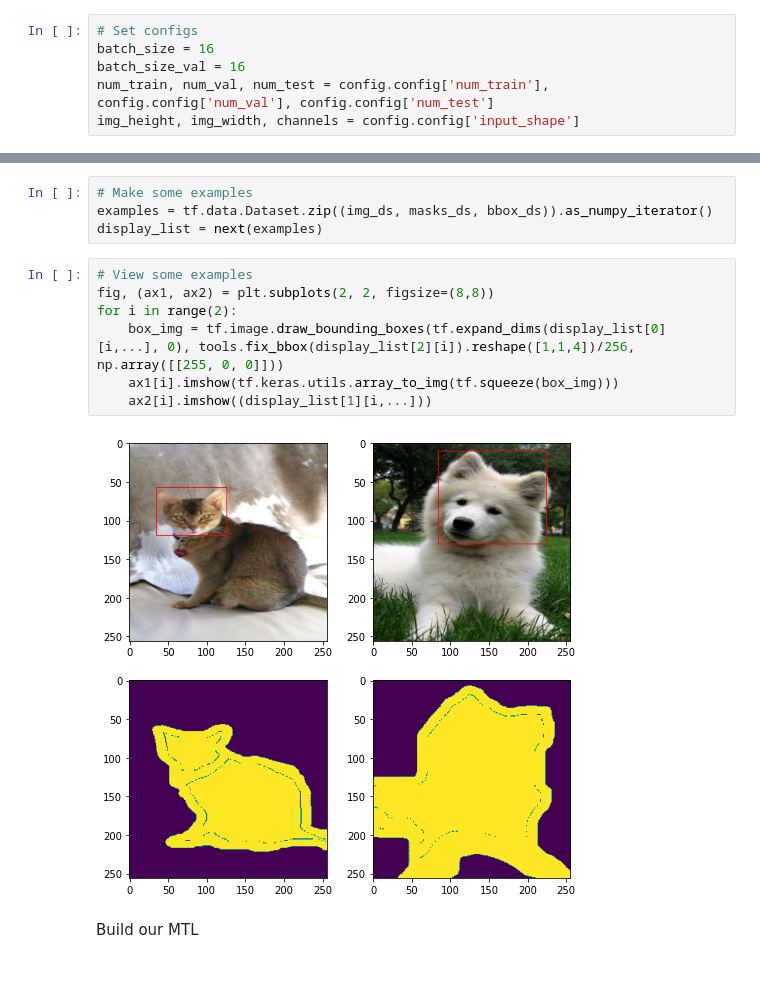
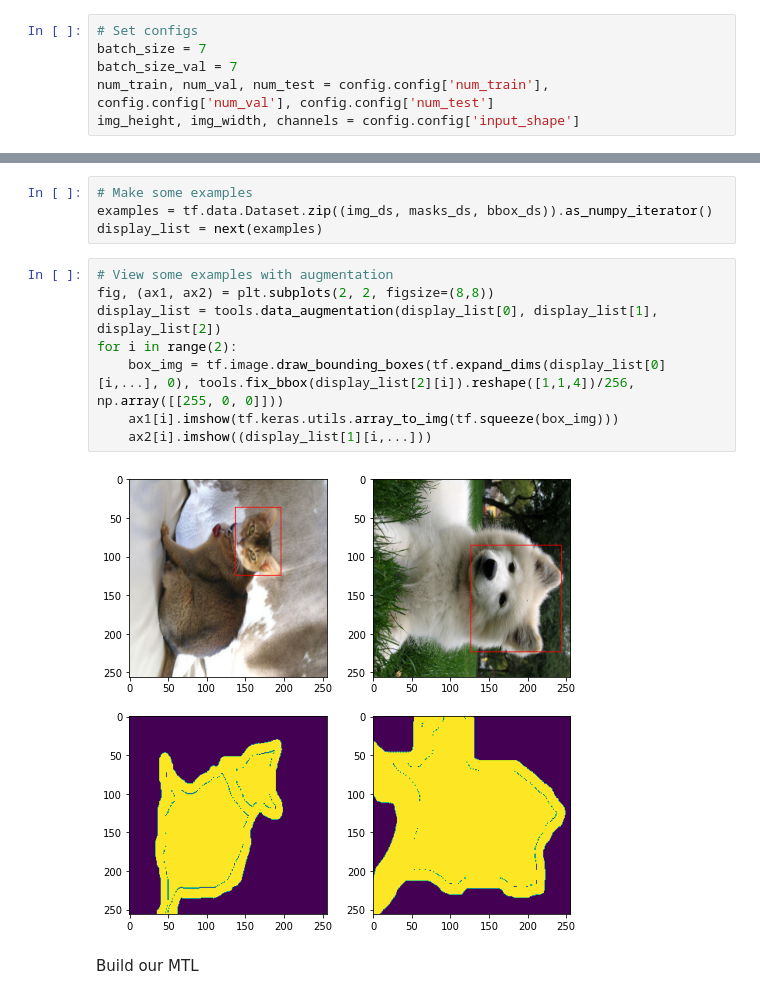
Before and after one commit to mazabdul7/intro_dl_cw2, a Jupyter notebook: train.ipynb, the cells around one changed output, grey strips where cells are left out. Cells and saved outputs as stored; diff of their text form.

```diff
--- a/train.ipynb
+++ b/train.ipynb
@@ -15,8 +20,8 @@ from models.mtl_framework import MTLFramework
 from utils import tools, config
 # %%
 # Set configs
-batch_size = 16
-batch_size_val = 16
+batch_size = 7
+batch_size_val = 7
 num_train, num_val, num_test = config.config['num_train'], config.config['num_val'], config.config['num_test']
 img_height, img_width, channels = config.config['input_shape']
 # %%
@@ -41,14 +46,15 @@ Plot some examples (Ignore if training)
 examples = tf.data.Dataset.zip((img_ds, masks_ds, bbox_ds)).as_numpy_iterator()
 display_list = next(examples)
 # %%
-# View some examples
+# View some examples with augmentation
 fig, (ax1, ax2) = plt.subplots(2, 2, figsize=(8,8))
+display_list = tools.data_augmentation(display_list[0], display_list[1], display_list[2])
 for i in range(2):
     box_img = tf.image.draw_bounding_boxes(tf.expand_dims(display_list[0][i,...], 0), tools.fix_bbox(display_list[2][i]).reshape([1,1,4])/256, np.array([[255, 0, 0]]))
     ax1[i].imshow(tf.keras.utils.array_to_img(tf.squeeze(box_img)))
     ax2[i].imshow((display_list[1][i,...]))
 # %% [output]
-[figure, old version]
+[figure, new version]
 # %% [markdown]
 Build our MTL
 # %%
```
Also changed, not shown: parts of 15 cells of this notebook, 4 other files.
